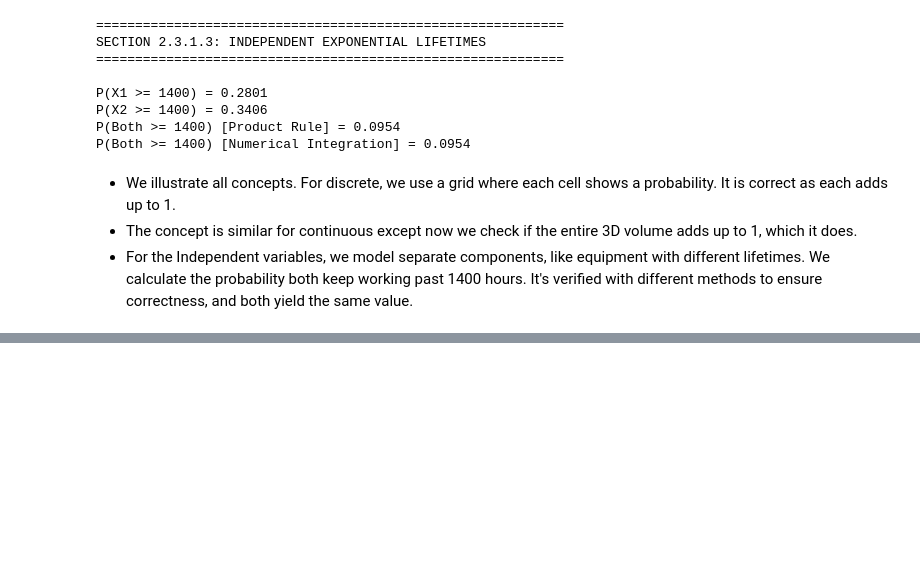
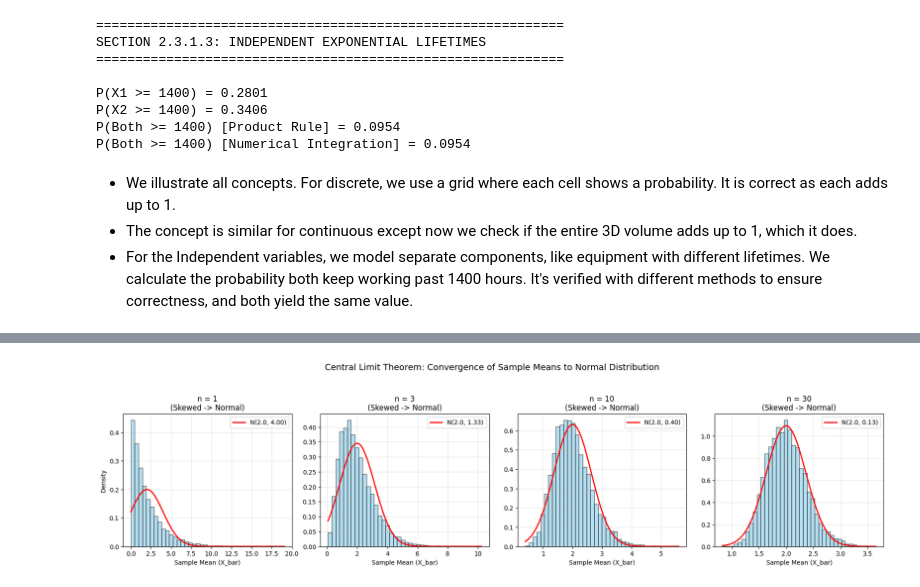
Before and after one commit to Dalton115/MAT-422, a Jupyter notebook: HW2_3.ipynb, the cells around one changed output, grey strips where cells are left out. Saved outputs shown, nothing was run; the diff lists cells and outputs as text; code cells hidden in the pictures; blank space fills up the shorter version.

```diff
--- a/HW2_3.ipynb
+++ b/HW2_3.ipynb
@@ -179,0 +377,74 @@ P(Both >= 1400) [Numerical Integration] = 0.0954
+# %%
+import numpy as np
+import matplotlib.pyplot as plt
+import scipy.stats as stats
+
+# Fix random seed for reproducibility
+np.random.seed(42)
+
+# ==============================================================================
+# 1. RANDOM SAMPLE PROPERTIES (PROPOSITION 2.3.14)
+# ==============================================================================
+print("=" * 65)
+print("1. RANDOM SAMPLE PROPERTIES: E(X_bar), V(X_bar), E(T_o), V(T_o)")
+print("=" * 65)
+
+# Highly skewed underlying population: Exponential distribution (lambda = 0.5)
+# Theoretical population parameters: mu = 1/lambda = 2.0, sigma^2 = 1/lambda^2 = 4.0
+mu_pop = 2.0
+sigma_pop = 2.0
+var_pop = sigma_pop ** 2
+
+n = 30           # Sample size
+num_samples = 10000  # Number of repeated samples
+
+# Draw 10,000 samples of size 30 from exponential population
+samples = np.random.exponential(scale=mu_pop, size=(num_samples, n))
+
+# Compute empirical sample means (X_bar) and sample totals (T_o) for each sample
+x_bars = np.mean(samples, axis=1)
+t_totals = np.sum(samples, axis=1)
+
+# Theoretical expectations vs Empirical estimates
+print(f"Population Parameters -> Mean (mu): {mu_pop:.2f}, Var (sigma^2): {var_pop:.2f}")
+print("-" * 65)
+print(f"Sample Mean E(X_bar)  | Theoretical: {mu_pop:.4f}  | Empirical: {np.mean(x_bars):.4f}")
+print(f"Sample Mean V(X_bar)  | Theoretical: {var_pop / n:.4f}  | Empirical: {np.var(x_bars, ddof=1):.4f}")
+print(f"Sample Total E(T_o)   | Theoretical: {n * mu_pop:.4f} | Empirical: {np.mean(t_totals):.4f}")
+print(f"Sample Total V(T_o)   | Theoretical: {n * var_pop:.4f}| Empirical: {np.var(t_totals, ddof=1):.4f}")
+
+# ==============================================================================
+# 2. CENTRAL LIMIT THEOREM DEMONSTRATION (THEOREM 2.3.15)
+# ==============================================================================
+print("\n" + "=" * 65)
+print("2. CENTRAL LIMIT THEOREM (CLT) CONVERGENCE")
+print("=" * 65)
+
+sample_sizes = [1, 3, 10, 30]
+fig, axes = plt.subplots(1, 4, figsize=(18, 4.5))
+
+for idx, size in enumerate(sample_sizes):
+    # Generate sample means for varying sample sizes
+    means = np.mean(np.random.exponential(scale=mu_pop, size=(num_samples, size)), axis=1)
+
+    # Plot histogram of sample means
+    ax = axes[idx]
+    ax.hist(means, bins=40, density=True, alpha=0.6, color='skyblue', edgecolor='black')
+
+    # Overlay theoretical Normal distribution predicted by CLT: N(mu, sigma^2 / n)
+    se = sigma_pop / np.sqrt(size)  # Standard error sigma / sqrt(n)
+    x_grid = np.linspace(min(means), max(means), 200)
+    normal_pdf = stats.norm.pdf(x_grid, loc=mu_pop, scale=se)
+    ax.plot(x_grid, normal_pdf, 'r-', linewidth=2, label=f'N({mu_pop}, {se**2:.2f})')
+
+    ax.set_title(f"n = {size}\n(Skewed -> Normal)")
+    ax.set_xlabel("Sample Mean (X_bar)")
+    if idx == 0:
+        ax.set_ylabel("Density")
+    ax.legend()
+    ax.grid(True, alpha=0.3)
+
+plt.suptitle("Central Limit Theorem: Convergence of Sample Means to Normal Distribution", fontsize=14, y=1.05)
+plt.tight_layout()
+plt.show()
+# %% [output]
@@ -179,0 +464 @@ P(Both >= 1400) [Numerical Integration] = 0.0954
+[figure, added]
```
Also changed, not shown: parts of 6 cells of this notebook.
